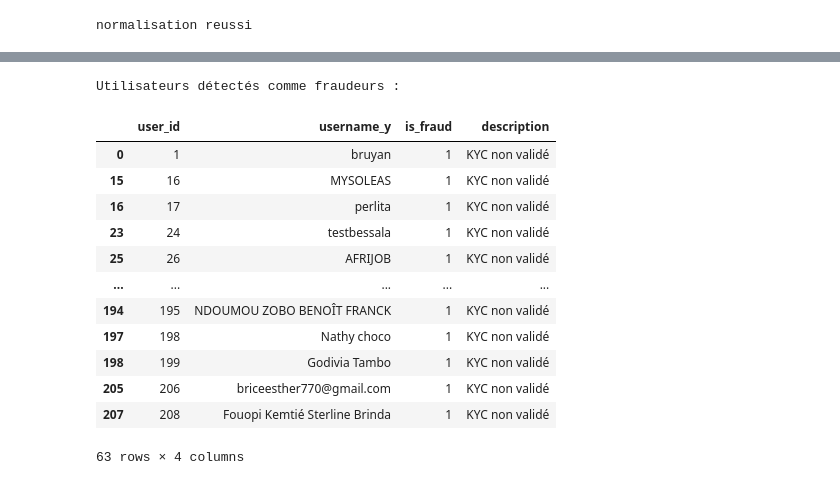
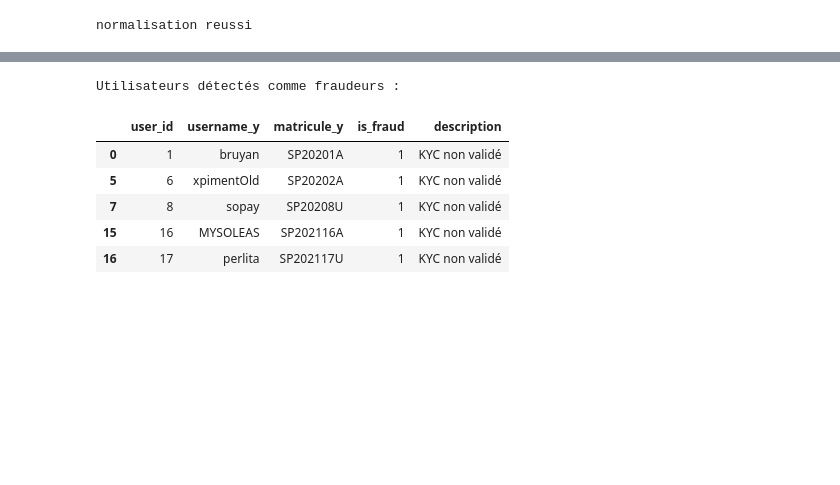
Before and after one commit to Hormele/Monprojet, a Jupyter notebook: notebooks/Modelisation_Transactions.ipynb, the cells around one changed output, grey strips where cells are left out. Cells and saved outputs as stored; diff of their text form; code cells hidden in the pictures; blank space fills up the shorter version.

```diff
--- a/notebooks/Modelisation_Transactions.ipynb
+++ b/notebooks/Modelisation_Transactions.ipynb
@@ -113,11 +140,12 @@ Fichier enrichi avec is_fraud exporté.
 
 # Charger les utilisateurs avec les noms
 features_df = pd.read_csv("../features/features_transactions.csv")
-user_df = pd.read_csv("../datasets/user.csv")
+user_df = pd.read_csv("../datasets/user.csv")`
+user_df = user_df[['id', 'username', 'matricule']]
 user_df.rename(columns={'id': 'user_id'}, inplace=True)  # Pour éviter conflit avec id dans df_fraude
 
 # Charger le fichier des fraudes détectées (contenant la colonne is_fraud)
-df_fraude = pd.read_csv('../features/features_transactions_isolation_forest_avec_fraude.csv')
+df_fraude = pd.read_csv('../features/features_transactions_isolation_forest_pipeline_avec_fraude.csv')
 
 # S’assurer que les deux colonnes user_id sont de même type
 df_fraude['user_id'] = df_fraude['user_id'].astype(int)
@@ -125,40 +153,15 @@ user_df['user_id'] = user_df['user_id'].astype(int)
 df_fraude['user_id'] = range(1, len(df_fraude) + 1)
 
 # Fusionner pour ajouter le nom d’utilisateur
-df_rapport = pd.merge(df_fraude, user_df[['user_id', 'username']], on='user_id', how='left')
+df_rapport = pd.merge(df_fraude, user_df[['user_id', 'username', 'matricule']], on='user_id', how='left')
 
-# Regles :
+# Regles:
 
-# Charger le fichier nettoyes bill
-bill_df = pd.read_csv("../datasets/bill_cleaned.csv")
-bill_features = pd.DataFrame()
-
-# Regle B1 :montant seuil par jour
-#. Montant total des transactions PAR JOUR PAR UTILISATEUR
-if "proceed_at" in bill_df.columns and "amount" in bill_df.columns and "id" in bill_df.columns:
-    # Conversion de la date en jour seulement
-    bill_df['jour_transaction'] = pd.to_datetime(bill_df['proceed_at']).dt.date
-
-    # Calcul du total des montants par utilisateur et par jour
-    montant_par_jour = bill_df.groupby(['id', 'jour_transaction'])['amount'].sum().reset_index()
-
-    # Marquer comme suspect si le total journalier dépasse 1 000 000
-    montant_par_jour['montant_eleve_jour'] = (montant_par_jour['amount'] >= 1_000_000).astype(int)
-
-    # Fusionner l'indicateur avec le DataFrame original
-    bill_df = bill_df.merge(montant_par_jour[['id', 'jour_transaction', 'montant_eleve_jour']],
-                            on=['id', 'jour_transaction'], how='left')
-
-    # Remplir les valeurs manquantes
-    bill_df['montant_eleve_jour'] = bill_df['montant_eleve_jour'].fillna(0).astype(int)
-
-    # Ramener l'indicateur dans le tableau des features par utilisateur
-    bill_features['b1_montant_suspect'] = bill_df.groupby('id')['montant_eleve_jour'].max()
-
-else:
-    print("Attention : proceed_at, amount ou id manquant dans bill_df")
-
-
+# Règle B1 : montant par jour > 1.000.000 pour un compte personnel
+features_df['b1_montant_suspect'] = features_df.apply(
+    lambda row: 1 if row.get('signup_mode_PERSONNAL') == 1 and row.get('montant_par_jour', 0) > 1_000_000 else 0,
+    axis=1
+)
 
 # Règle B2 : KYC absent
 features_df['b2_kyc_absent'] = features_df.get('kyc_status_NOT_INITIATED', 0).fillna(0).astype(bool).astype(int)
@@ -175,51 +178,44 @@ for col in colonnes_regles:
 # Description
 def generer_description(row):
     raisons = []
-    if row.get('b1_montant_suspect', False) or row.get('montant_eleve_jour', 0) == 1:
+    if row.get('b1_montant_suspect', False):
         raisons.append("Montant élevé détecté sur une journée")
     if row.get('b2_kyc_absent', False):
         raisons.append("KYC non validé")
     if row.get('b3_montant_trade_exces', False):
         raisons.append("Montant superieur au solde")
     return "/ ".join(raisons) if raisons else "comportement suspect détecté par le modèle"
 
 # Application
 df_rapport['description'] = df_rapport.apply(
     lambda row: generer_description(row) if row['is_fraud'] == 1 else "",
     axis=1
 )
 
 # . Sélection des colonnes intéressantes pour le rapport
-colonnes_affichage = ['user_id', 'username_y', 'is_fraud', 'description']
+colonnes_affichage = ['user_id', 'username_y', 'matricule_y', 'is_fraud', 'description']
 rapport_final = df_rapport[df_rapport['is_fraud'] == 1][colonnes_affichage]
 
 # .suppression des lignes avec des valeurs manquantes (NaN)
-rapport_final = rapport_final.dropna(subset=['username_y', 'user_id'])
+rapport_final = rapport_final.dropna(subset=['matricule_y', 'username_y', 'user_id'])
 
 #9. Convertir la colonne 'id' en int
 rapport_final['user_id'] = rapport_final['user_id'].astype(int)
 
 # Exporter vers CSV
-rapport_final.to_csv("../features/rapport_fraude_transactions_isoforest.csv", index=False)
+rapport_final.to_csv("../features/rapport_fraude_transactions_isoforest_pipeline.csv", index=False)
 
 # Affichage d’un aperçu
 print("Utilisateurs détectés comme fraudeurs :")
-display(rapport_final)
+display(rapport_final.head())
 # %% [output]
 Utilisateurs détectés comme fraudeurs :
-|  | user_id | username_y | is_fraud | description |
-| 0 | 1 | bruyan | 1 | KYC non validé |
-| 15 | 16 | MYSOLEAS | 1 | KYC non validé |
-| 16 | 17 | perlita | 1 | KYC non validé |
-| 23 | 24 | testbessala | 1 | KYC non validé |
-| 25 | 26 | AFRIJOB | 1 | KYC non validé |
-| ... | ... | ... | ... | ... |
-| 194 | 195 | NDOUMOU ZOBO BENOÎT FRANCK | 1 | KYC non validé |
-| 197 | 198 | Nathy choco | 1 | KYC non validé |
-| 198 | 199 | Godivia Tambo | 1 | KYC non validé |
-| 205 | 206 | briceesther770@gmail.com | 1 | KYC non validé |
-| 207 | 208 | Fouopi Kemtié Sterline Brinda | 1 | KYC non validé |
+|  | user_id | username_y | matricule_y | is_fraud | description |
+| 0 | 1 | bruyan | SP20201A | 1 | KYC non validé |
+| 5 | 6 | xpimentOld | SP20202A | 1 | KYC non validé |
+| 7 | 8 | sopay | SP20208U | 1 | KYC non validé |
+| 15 | 16 | MYSOLEAS | SP202116A | 1 | KYC non validé |
+| 16 | 17 | perlita | SP202117U | 1 | KYC non validé |
-63 rows × 4 columns
 # %%
 #---------------------- algorithme SVM ---------
 
```
Also changed, not shown: parts of 19 cells of this notebook, 50 other files.
